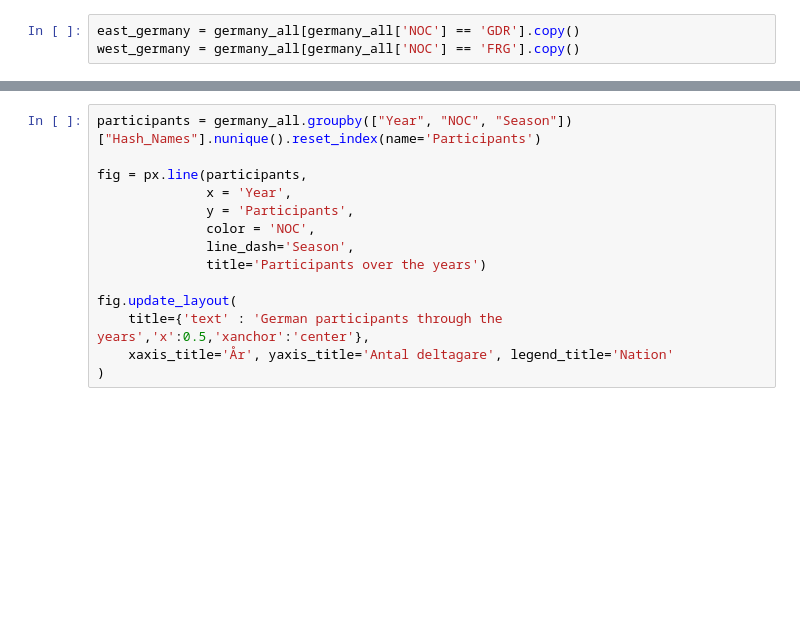
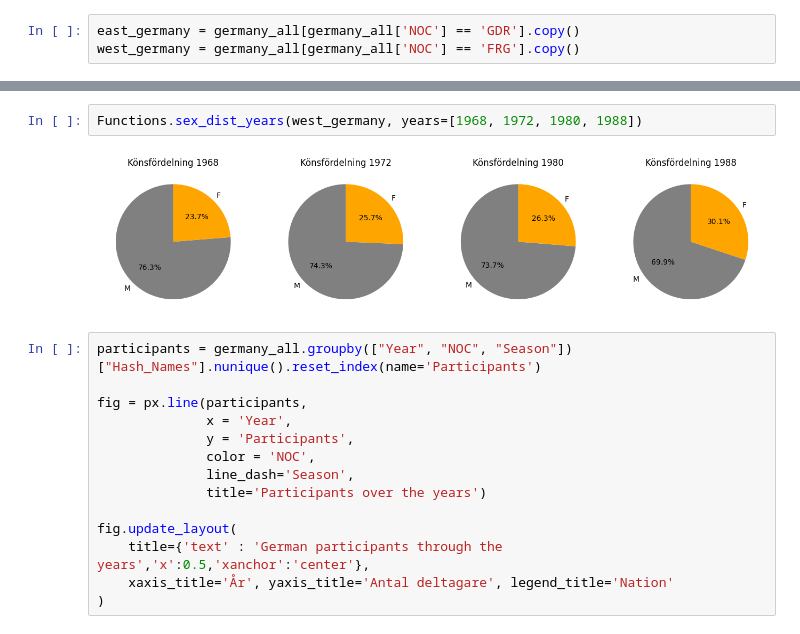
Before and after one commit to SebastianPetersson/Project_OS, a Jupyter notebook: Projekt_OS_Tyskland.ipynb, the cells around one changed output, grey strips where cells are left out. Saved outputs shown, nothing was run; the diff lists cells and outputs as text; blank space fills up the shorter version.

```diff
--- a/Projekt_OS_Tyskland.ipynb
+++ b/Projekt_OS_Tyskland.ipynb
@@ -80,3 +91,7 @@ Text(0.5, 1.0, 'Sex distribution - East Germany (GDR)')
+# %%
+Functions.sex_dist_years(west_germany, years=[1968, 1972, 1980, 1988])
+# %% [output]
+[figure, added]
 # %%
 participants = germany_all.groupby(["Year", "NOC", "Season"])["Hash_Names"].nunique().reset_index(name='Participants')
 
```
Also changed, not shown: parts of 6 cells of this notebook.
